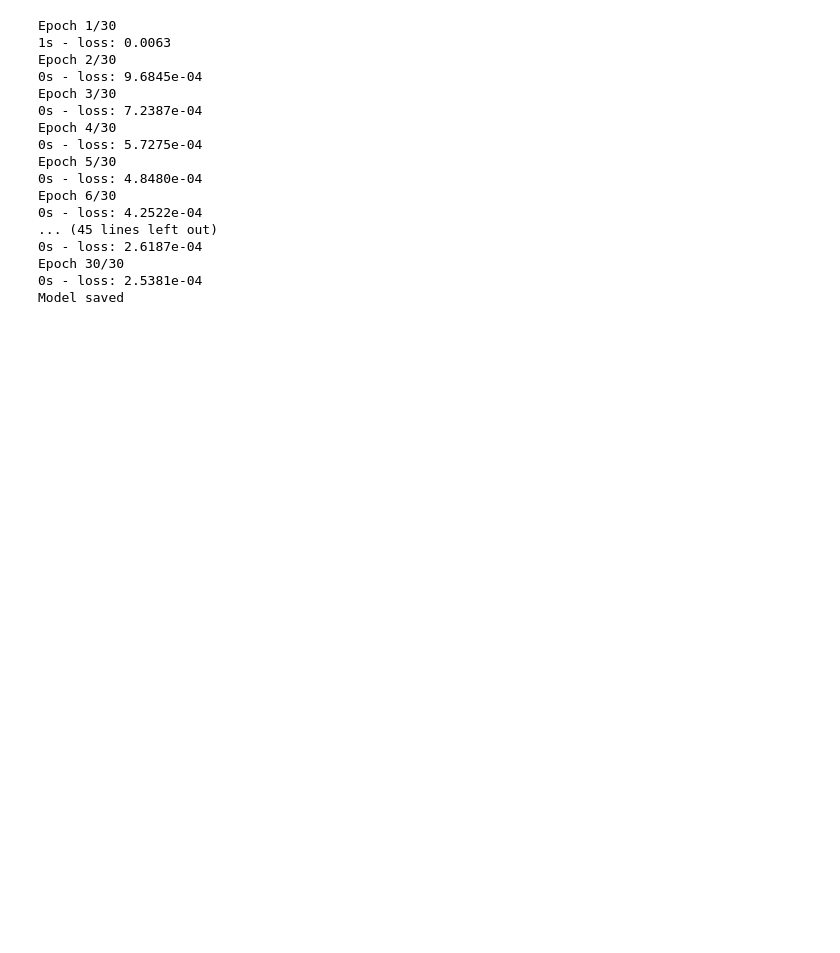
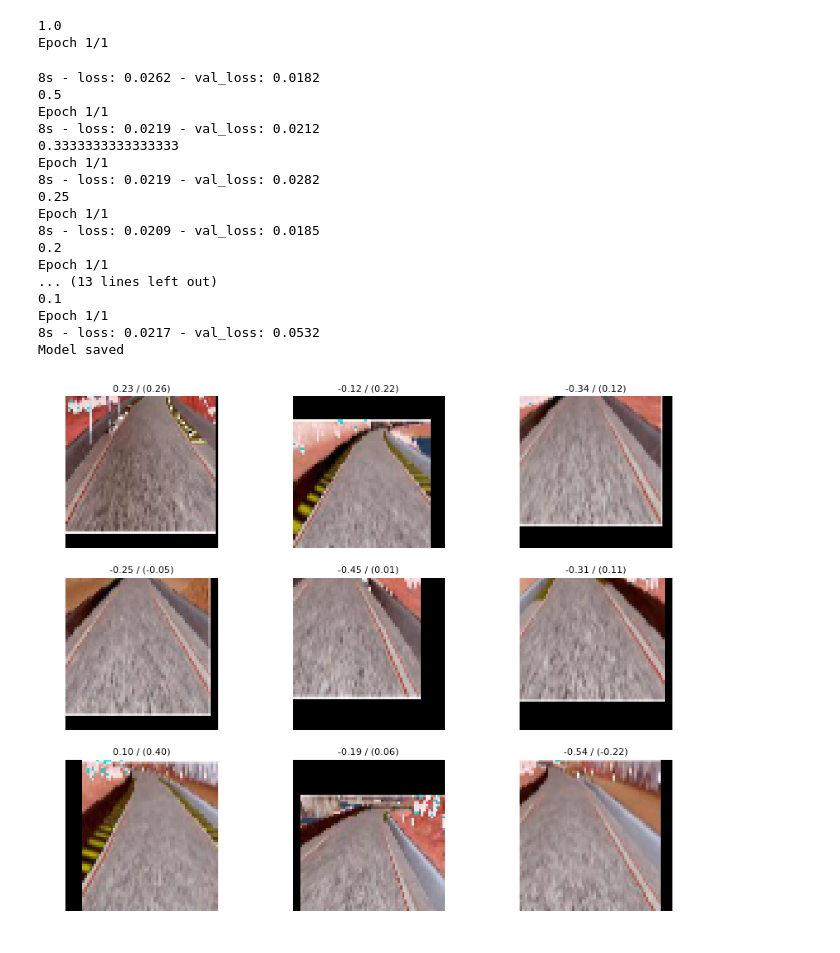
Before and after one commit to iamfaisalkhan/CarND-Behavioral-Cloning, a Jupyter notebook: Behavior-Clonning-v1.ipynb, the cells around one changed output. Cells and saved outputs as stored; diff of their text form; code cells hidden in the pictures; blank space fills up the shorter version.

Commit message:
Building experiment with multiple models.

```diff
--- a/Behavior-Clonning-v1.ipynb
+++ b/Behavior-Clonning-v1.ipynb
@@ -162,40 +181,51 @@ def getModel(key = "comma_ai"):
 
     return model
 # %%
-reset_bias()
-
 row = 64
 col = 64
 ch = 3
 
-model = getModel()
+model = getModel('nvidia')
 model.compile(optimizer="adam", loss="mse")
 
-history = model.fit_generator(training_generator(files, steering),
-                    samples_per_epoch=12800,
-                    nb_epoch=30,
+EPOCHS = 10
+
+cnt = 0
+for i in range(EPOCHS):
+    bias = 1. / (cnt + 1.)
+
+    print (bias)
+    history = model.fit_generator(
+                    training_generator(training_files, training_angles, bias, 128),
+                    samples_per_epoch=20000,
+                    validation_data=validation_generator(testing_files, testing_angles, 128),
+                    nb_val_samples=1000,
+                    nb_epoch=1,
                     verbose=2)
+    cnt +=1
 
-model.save("steering_model.h5")
+model.save("steering_model_nvidia.h5")
 print ("Model saved")
 # %% [output]
-Epoch 1/30
-1s - loss: 0.0063
-Epoch 2/30
-0s - loss: 9.6845e-04
-Epoch 3/30
-0s - loss: 7.2387e-04
-Epoch 4/30
-0s - loss: 5.7275e-04
-Epoch 5/30
-0s - loss: 4.8480e-04
-Epoch 6/30
-0s - loss: 4.2522e-04
-... (45 lines left out)
-0s - loss: 2.6187e-04
-Epoch 30/30
-0s - loss: 2.5381e-04
-Model saved
+1.0
+Epoch 1/1
+8s - loss: 0.0262 - val_loss: 0.0182
+0.5
+Epoch 1/1
+8s - loss: 0.0219 - val_loss: 0.0212
+0.3333333333333333
+Epoch 1/1
+8s - loss: 0.0219 - val_loss: 0.0282
+0.25
+Epoch 1/1
+8s - loss: 0.0209 - val_loss: 0.0185
+0.2
+Epoch 1/1
+... (13 lines left out)
+0.1
+Epoch 1/1
+8s - loss: 0.0217 - val_loss: 0.0532
+Model saved
 # %%
 if 'acc' in history.history:
     plt.plot(history.history['acc'])
@@ -214,3 +244,14 @@ if 'loss' in history.history:
     plt.xlabel('epoch')
     plt.legend(['train', 'validation'], loc='upper left')
     plt.show()
+# %%
+valid_X, valid_y = next(training_generator(training_files, training_angles, 0.5, 9))
+pred_y = model.predict(valid_X)
+for i in range(valid_X.shape[0]):
+    img = valid_X[i]
+    plt.subplot(3, 3, i+1)
+    plt.imshow(img)
+    plt.axis("off")
+    plt.title("%0.2f / (%0.2f)"%(valid_y[i], pred_y[i]))
+# %% [output]
+[figure, added]
```
Also changed, not shown: parts of 10 cells of this notebook, 4 other files.
